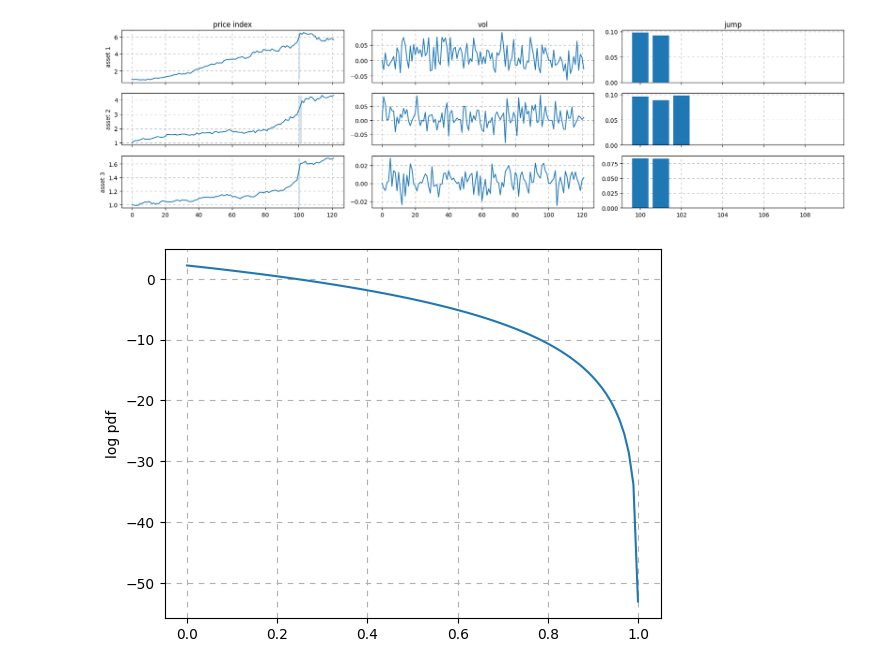
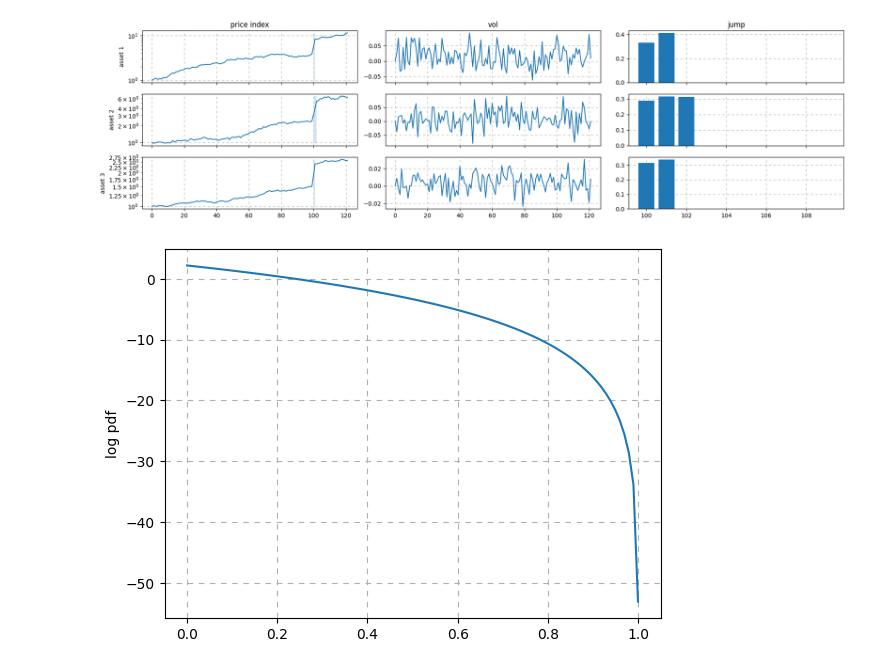
Before and after one commit to jordan-wei-taylor/dummy-jump-diffusion, a Jupyter notebook: jupyter.ipynb, the cells around one changed output. Saved outputs shown, nothing was run; the diff lists cells and outputs as text; code cells hidden in the pictures.

```diff
--- a/jupyter.ipynb
+++ b/jupyter.ipynb
@@ -40,31 +52,35 @@ import numpy as np
 # %%
 # M assets with different drifts, volatility and number of time steps for the jump process
 M  = 10
+
+# number of parameters per asset
+c  = 4
 
 # set seed for reproducibility
 np.random.seed(0)
 
 # draw the asset parameters randomly from sensible looking distributions
-mu = stats.beta(1e1, 1e3).rvs(M) - 5e-3
+mu = stats.beta(1e1, 1e3).rvs(M) - 4e-3
 sd = stats.uniform(0, 5e-2).rvs(M)
 nt = stats.poisson(2.5    ).rvs(M) + 1
+pr = stats.beta(10, 1).rvs(M)
 
 # jump parameters (shared amongst all assets)
-mu_j, sd_j = stats.beta(1e4, 1e5).rvs(), stats.beta(1e4, 1e6).rvs()
+mu_j, sd_j = stats.beta(5e4, 1e5).rvs(), stats.beta(5, 1e2).rvs()
 
 # solution and two text formats
-solution = np.array(sum([list(msn) for msn in zip(mu, sd, nt)], []) + [mu_j, sd_j])
-string   = sum([[f' mu_{i}', f' sd_{i}', f'lam_{i}'] for i in range(1, len(mu) + 1)], []) + [' mu_j', ' sd_j']
-latex    = sum([[ r'$\mu_' f'{i}$', r'$\sigma_' f'{i}$', r'$\lambda_' f'{i}$'] for i in range(1, len(mu) + 1)], []) + ['$\mu_j$', '$\sigma_j$']
+solution = np.array(sum([list(msnpq) for msnpq in zip(mu, sd, nt, pr)], []) + [mu_j, sd_j])
+string   = sum([[f'{s:>3s}_{i}' for s in [' mu', ' sd', 'lam', '  p']] for i in range(1, len(mu) + 1)], []) + [' mu_j', ' sd_j']
+latex    = sum([[f'${sym}_{i}$' for sym in [r'\mu', r'\sigma', r'\lambda', 'p']] for i in range(1, len(mu) + 1)], []) + ['$\mu_j$', '$\sigma_j$']
 
 # solution with the sd values in log10 space (optimisation later in log10 space)
 log_space = solution.copy()
-log_space[1::3] = np.log10(log_space[1::3])
+log_space[1::c] = np.log10(log_space[1::c])
 
 # number of time periods before the jump for each asset
 start = 100
 
-def generator(mu, sd, nt, mu_j, sd_j, start = start, after = 20):
+def generator(mu, sd, nt, pr, mu_j, sd_j, start = start, after = 20):
 
     T          = start + nt + after
 
@@ -75,17 +91,15 @@ def generator(mu, sd, nt, mu_j, sd_j, start = start, after = 20):
 
     vol        = np.random.normal(mu  , sd  , size =  T)
     vol[0]     = 0
-    vol[mask]  = 0
 
-    index      = np.exp(jump + vol)
-    index      = index.cumprod()
+    index      = np.exp(np.cumsum(vol + jump * pr))
 
     return index, vol, jump
 
 index, vol, jump = [], [], []
 
-for k, (m, s, n) in enumerate(zip(mu, sd, nt)):
-    i, v, j = generator(m, s, n, mu_j, sd_j)
+for k, (m, s, n, p) in enumerate(zip(mu, sd, nt, pr)):
+    i, v, j = generator(m, s, n, p, mu_j, sd_j)
     index.append(i)
     vol.append(v)
     jump.append(j)
@@ -93,32 +107,35 @@ for k, (m, s, n) in enumerate(zip(mu, sd, nt)):
 # truncate to the smallest length (still includes the entire jump period)
 min_length       = min(map(len, index))
 index, vol, jump = map(lambda arrays : np.array([array[:min_length] for array in arrays]), [index, vol, jump])
+
+# data to give to our sampling algorithm (log price change)
+data = np.log(np.insert(index[:,1:]/ index[:,:-1], 0, 1, 1))
 # %%
 # visualise the first three assets
 fig, ax = plt.subplots(3, 3, figsize = (18, 5), sharex = 'col')
 
 for j, title in enumerate(['price index', 'vol', 'jump']):
         ax[0, j].set_title(title)
 
 ymin, ymax = index[:3].min(axis = 1), index[:3].max(axis = 1)
 for i, (ind, v, j, m, n) in enumerate(zip(index, vol, jump, mu, nt)):
-    ax[i, 0].plot(ind)
+    ax[i, 0].semilogy(ind)
     ax[i, 0].fill_betweenx([ymin[i], ymax[i]], start, start + n - 1, alpha = 0.2)
     ax[i, 0].set_ylabel(f'asset {i + 1}')
 
     ax[i, 1].plot(v)
 
     ax[i, 2].bar(range(100, 110), j[start:start + 10], zorder= 3)
 
     for j in range(3):
         ax[i, j].grid(ls = (0, (5, 5)))
 
     if i == 2:
         break
 
 plt.tight_layout()
 # %% [output]
-[figure, old version]
+[figure, new version]
 # %%
 # Choice of priors
 
```
Also changed, not shown: parts of 11 cells of this notebook.
